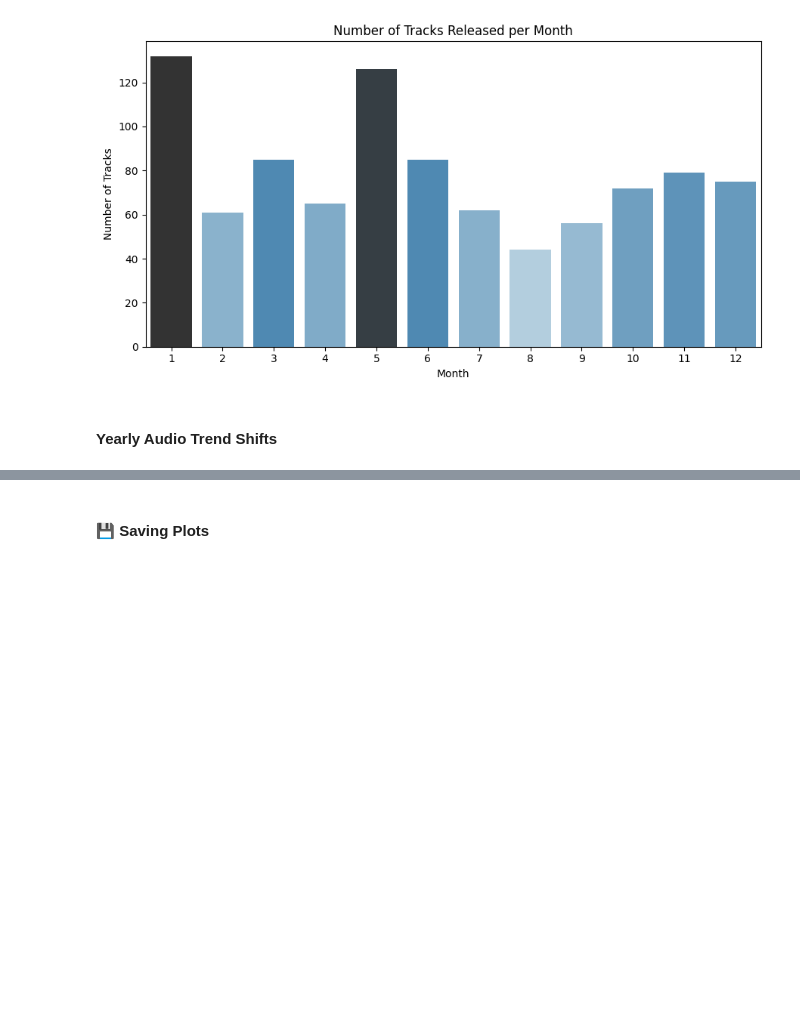
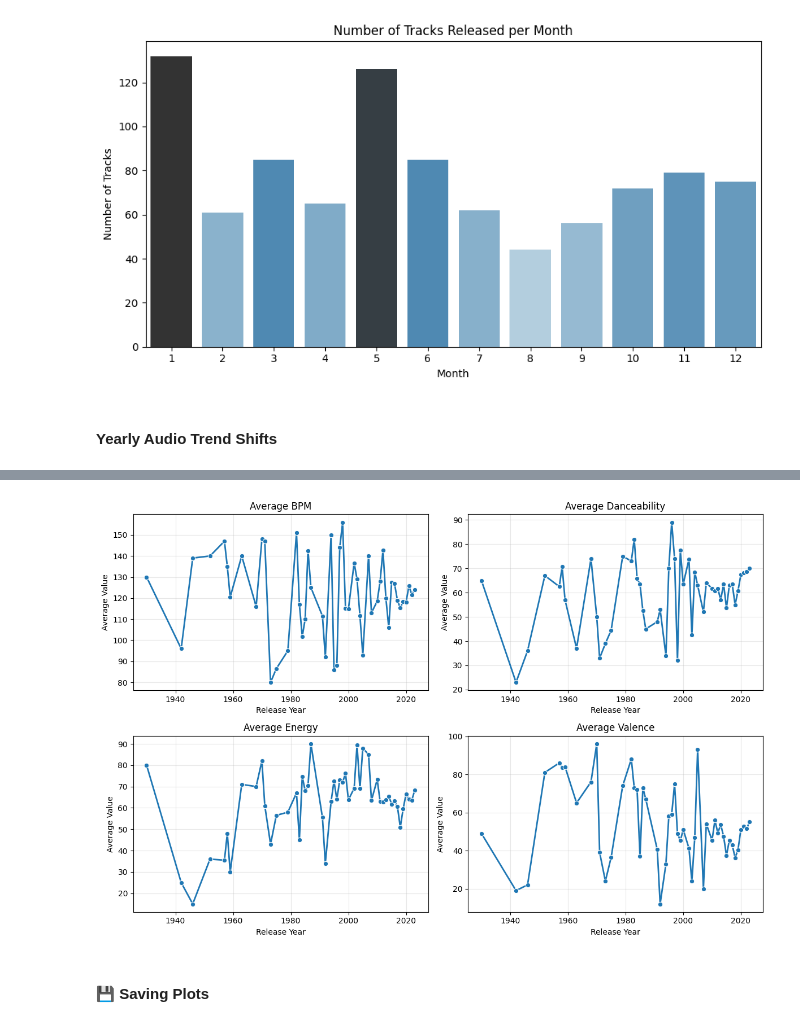
Before and after one commit to smartestnerdfromtown/Data-Analytics-Projects, a Jupyter notebook: Most Streamed Spotify Songs 2023/spotify_analysis.ipynb, the cells around one changed output, grey strips where cells are left out. Cells and saved outputs as stored; diff of their text form; code cells hidden in the pictures; blank space fills up the shorter version.

```diff
--- a/Most Streamed Spotify Songs 2023/spotify_analysis.ipynb
+++ b/Most Streamed Spotify Songs 2023/spotify_analysis.ipynb
@@ -720,0 +727,15 @@ plt.show()
+# %%
+yearly_averages = (
+    df
+    .groupby(by="released_year")
+    .agg(
+        avg_bmp=("bpm", "mean"),
+        avg_danceability=("danceability_%", "mean"),
+        avg_energy=("energy_%", "mean"),
+        avg_valence=("valence_%", "mean")
+    )
+    .sort_values(by="released_year")
+    .reset_index()
+)
+
+yearly_averages
@@ -721,3 +760,42 @@ plt.show()
+# %%
+features = [
+    "avg_bmp",
+    "avg_danceability",
+    "avg_energy",
+    "avg_valence"
+]
+
+titles = [
+    "Average BPM",
+    "Average Danceability",
+    "Average Energy",
+    "Average Valence"
+]
+
+fig, axes = plt.subplots(2, 2, figsize=(12, 8))
+axes = axes.flatten()
+
+for i, feature in enumerate(features):
+    sns.lineplot(
+        data=yearly_averages,
+        x="released_year",
+        y=feature,
+        marker="o",
+        linewidth=2,
+        ax=axes[i]
+    )
+    axes[i].set_title(titles[i])
+    axes[i].set_xlabel("Release Year")
+    axes[i].set_ylabel("Average Value")
+    axes[i].grid(alpha=0.3)
+
+plt.tight_layout()
+
+filename = "figures/yearly_averages_4charts.png"
+plt.savefig(filename, dpi=300, bbox_inches="tight")
+plt.show()
+# %% [output]
+[figure, added]
 # %% [markdown]
 #### 💾 Saving Plots
 # %%
```
Also changed, not shown: parts of 3 cells of this notebook, 5 other files.
